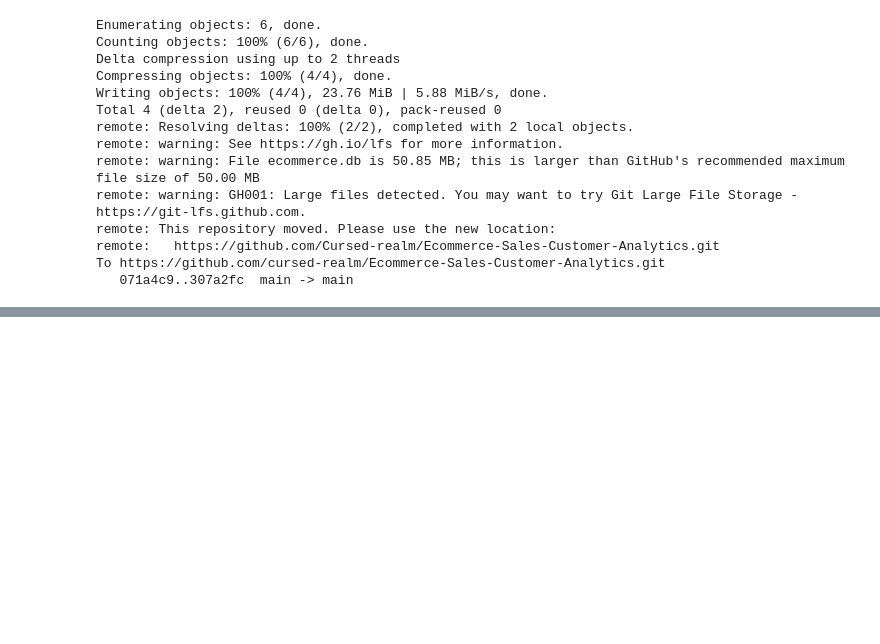
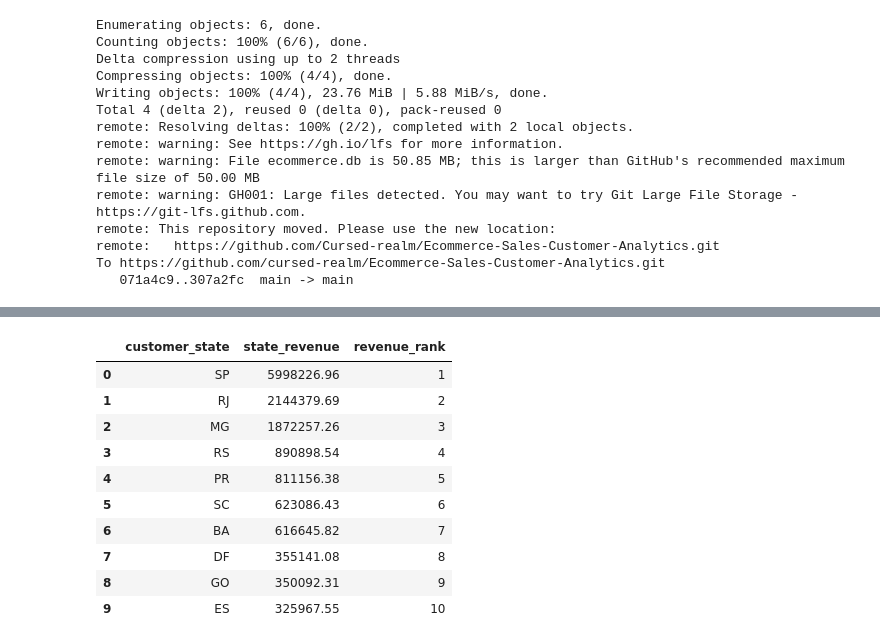
Before and after one commit to Cursed-realm/Ecommerce-Sales-Customer-Analytics, a Jupyter notebook: Ecommerce_Sales_Customer_Analytics.ipynb, the cells around one changed output, grey strips where cells are left out. Cells and saved outputs as stored; diff of their text form; code cells hidden in the pictures; blank space fills up the shorter version.

```diff
--- a/Ecommerce_Sales_Customer_Analytics.ipynb
+++ b/Ecommerce_Sales_Customer_Analytics.ipynb
@@ -738,0 +796,25 @@ To https://github.com/cursed-realm/Ecommerce-Sales-Customer-Analytics.git
+# %%
+query = """
+SELECT c.customer_state,
+       ROUND(SUM(p.payment_value), 2) as state_revenue,
+       RANK() OVER (ORDER BY SUM(p.payment_value) DESC) as revenue_rank
+FROM orders o
+JOIN customers c ON o.customer_id = c.customer_id
+JOIN payments p ON o.order_id = p.order_id
+GROUP BY c.customer_state
+ORDER BY revenue_rank
+LIMIT 10;
+"""
+pd.read_sql(query, conn)
+# %% [output]
+|  | customer_state | state_revenue | revenue_rank |
+| 0 | SP | 5998226.96 | 1 |
+| 1 | RJ | 2144379.69 | 2 |
+| 2 | MG | 1872257.26 | 3 |
+| 3 | RS | 890898.54 | 4 |
+| 4 | PR | 811156.38 | 5 |
+| 5 | SC | 623086.43 | 6 |
+| 6 | BA | 616645.82 | 7 |
+| 7 | DF | 355141.08 | 8 |
+| 8 | GO | 350092.31 | 9 |
+| 9 | ES | 325967.55 | 10 |
```
Also changed, not shown: parts of 10 cells of this notebook.
